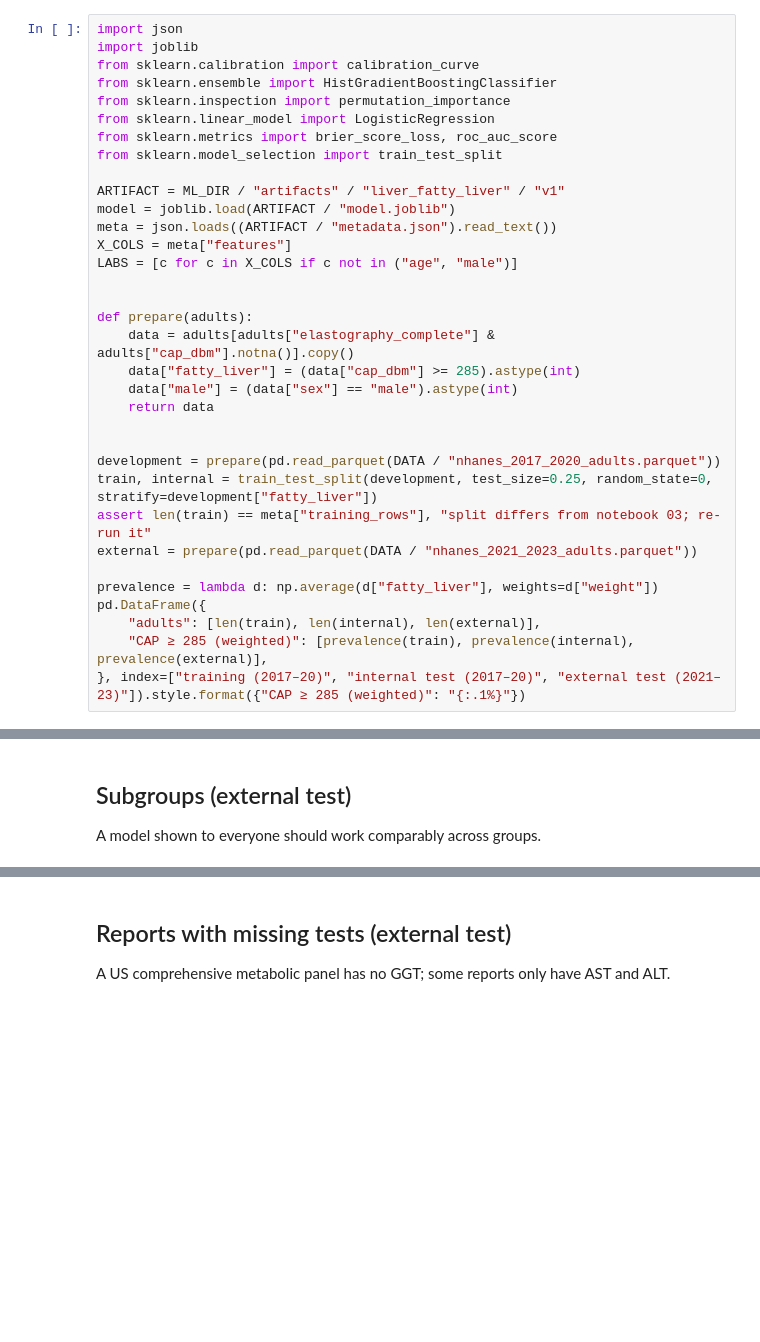
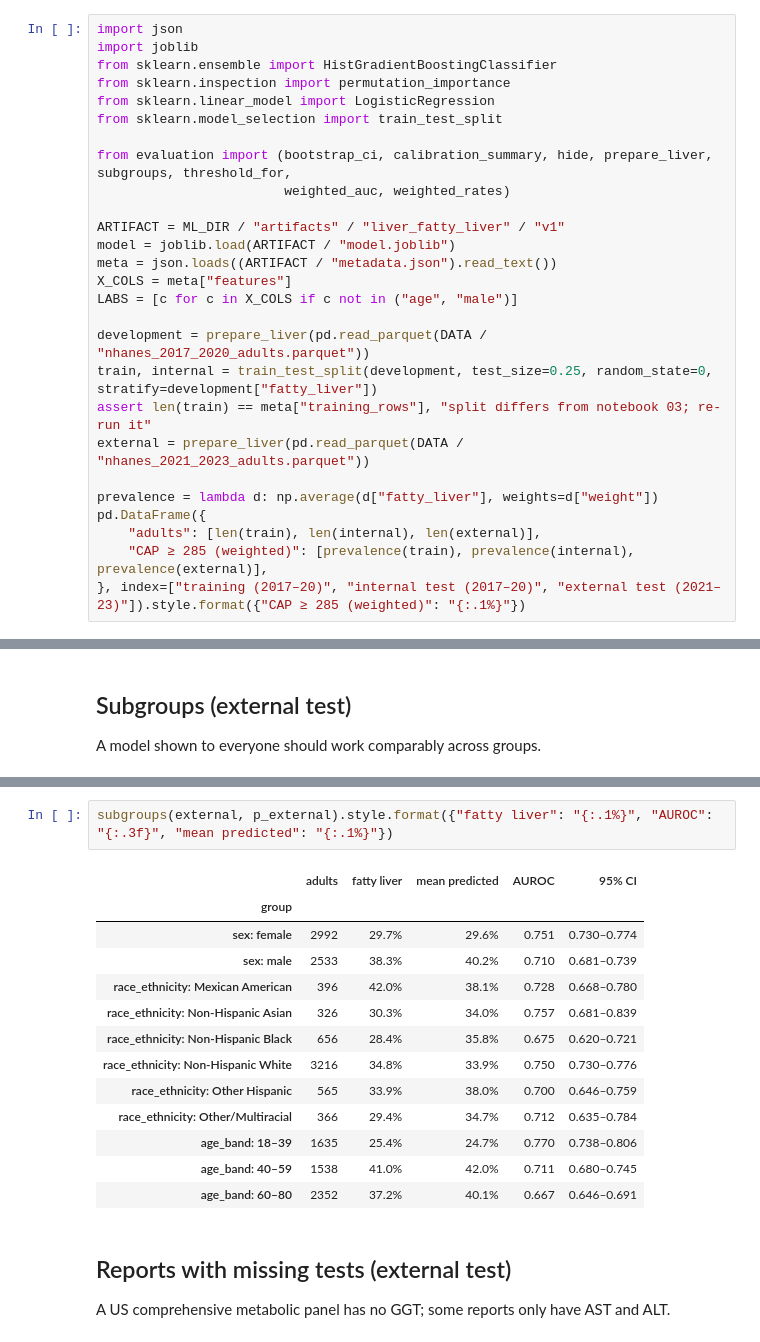
Before and after one commit to nakibabedin/capstone-csci499-project, a Jupyter notebook: ml/notebooks/04_evaluate_liver_model.ipynb, the cells around one changed output, grey strips where cells are left out. Cells and saved outputs as stored; diff of their text form; blank space fills up the shorter version.

```diff
--- a/ml/notebooks/04_evaluate_liver_model.ipynb
+++ b/ml/notebooks/04_evaluate_liver_model.ipynb
@@ -33,12 +33,13 @@ DATA = ML_DIR / "data"
 # %%
 import json
 import joblib
-from sklearn.calibration import calibration_curve
 from sklearn.ensemble import HistGradientBoostingClassifier
 from sklearn.inspection import permutation_importance
 from sklearn.linear_model import LogisticRegression
-from sklearn.metrics import brier_score_loss, roc_auc_score
 from sklearn.model_selection import train_test_split
+
+from evaluation import (bootstrap_ci, calibration_summary, hide, prepare_liver, subgroups, threshold_for,
+                        weighted_auc, weighted_rates)
 
 ARTIFACT = ML_DIR / "artifacts" / "liver_fatty_liver" / "v1"
 model = joblib.load(ARTIFACT / "model.joblib")
@@ -46,18 +47,10 @@ meta = json.loads((ARTIFACT / "metadata.json").read_text())
 X_COLS = meta["features"]
 LABS = [c for c in X_COLS if c not in ("age", "male")]
 
-
-def prepare(adults):
-    data = adults[adults["elastography_complete"] & adults["cap_dbm"].notna()].copy()
-    data["fatty_liver"] = (data["cap_dbm"] >= 285).astype(int)
-    data["male"] = (data["sex"] == "male").astype(int)
-    return data
-
-
-development = prepare(pd.read_parquet(DATA / "nhanes_2017_2020_adults.parquet"))
+development = prepare_liver(pd.read_parquet(DATA / "nhanes_2017_2020_adults.parquet"))
 train, internal = train_test_split(development, test_size=0.25, random_state=0, stratify=development["fatty_liver"])
 assert len(train) == meta["training_rows"], "split differs from notebook 03; re-run it"
-external = prepare(pd.read_parquet(DATA / "nhanes_2021_2023_adults.parquet"))
+external = prepare_liver(pd.read_parquet(DATA / "nhanes_2021_2023_adults.parquet"))
 
 prevalence = lambda d: np.average(d["fatty_liver"], weights=d["weight"])
 pd.DataFrame({
@@ -260,3 +180,19 @@ pd.DataFrame(rows).set_index("group").style.format({"fatty liver": "{:.1%}", "AU
+# %%
+subgroups(external, p_external).style.format({"fatty liver": "{:.1%}", "AUROC": "{:.3f}", "mean predicted": "{:.1%}"})
+# %% [output]
+|  | adults | fatty liver | mean predicted | AUROC | 95% CI |
+| group |  |  |  |  |  |
+| sex: female | 2992 | 29.7% | 29.6% | 0.751 | 0.730–0.774 |
+| sex: male | 2533 | 38.3% | 40.2% | 0.710 | 0.681–0.739 |
+| race_ethnicity: Mexican American | 396 | 42.0% | 38.1% | 0.728 | 0.668–0.780 |
+| race_ethnicity: Non-Hispanic Asian | 326 | 30.3% | 34.0% | 0.757 | 0.681–0.839 |
+| race_ethnicity: Non-Hispanic Black | 656 | 28.4% | 35.8% | 0.675 | 0.620–0.721 |
+| race_ethnicity: Non-Hispanic White | 3216 | 34.8% | 33.9% | 0.750 | 0.730–0.776 |
+| race_ethnicity: Other Hispanic | 565 | 33.9% | 38.0% | 0.700 | 0.646–0.759 |
+| race_ethnicity: Other/Multiracial | 366 | 29.4% | 34.7% | 0.712 | 0.635–0.784 |
+| age_band: 18–39 | 1635 | 25.4% | 24.7% | 0.770 | 0.738–0.806 |
+| age_band: 40–59 | 1538 | 41.0% | 42.0% | 0.711 | 0.680–0.745 |
+| age_band: 60–80 | 2352 | 37.2% | 40.1% | 0.667 | 0.646–0.691 |
 # %% [markdown]
 ## Reports with missing tests (external test)
 
```
Also changed, not shown: parts of 5 cells of this notebook, 9 other files.
